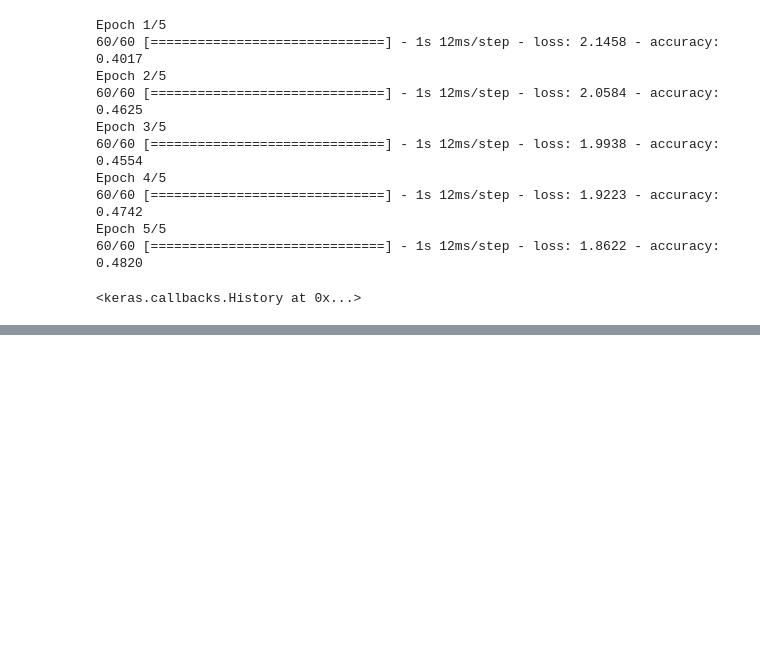
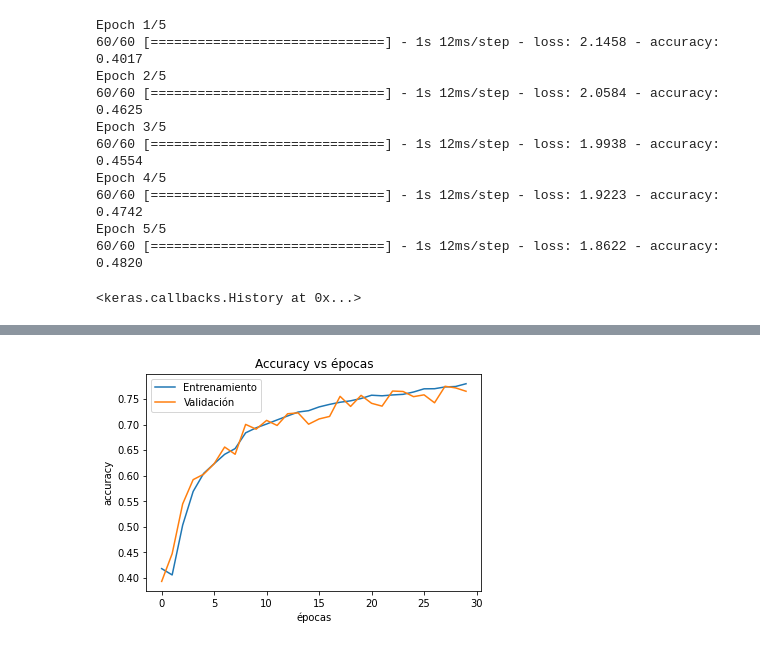
Before and after one commit to estebanvz/alura, a Jupyter notebook: Clase04.ipynb, the cells around one changed output, grey strips where cells are left out. Saved outputs shown, nothing was run; the diff lists cells and outputs as text; code cells hidden in the pictures; blank space fills up the shorter version.

```diff
--- a/Clase04.ipynb
+++ b/Clase04.ipynb
@@ -138,0 +141,15 @@ Epoch 5/5
+# %%
+dl =  keras.Sequential([
+  keras.layers.Reshape( (28*28,), input_shape=(28,28,)   ),
+  keras.layers.Dense(24, activation="relu"),
+  keras.layers.Dense(10, activation="softmax"),
+])
+dl.compile( loss="sparse_categorical_crossentropy", metrics="accuracy" )
+# %%
+logs = dl.fit(
+    imagenes_entrenamiento,
+    etiquetas_entrenamiento,
+    epochs=30,
+    batch_size=1000,
+    validation_split=0.3
+    )
@@ -138,0 +174,12 @@ Epoch 5/5
+# %%
+def metrics_graph(logs):
+  plt.plot( logs.history['accuracy'] )
+  plt.plot( logs.history['val_accuracy'] )
+  plt.title("Accuracy vs épocas")
+  plt.xlabel("épocas")
+  plt.ylabel("accuracy")
+  plt.legend(['Entrenamiento',"Validación"])
+  plt.draw()
+metrics_graph(logs)
+# %% [output]
+[figure, added]
```
Also changed, not shown: parts of 3 cells of this notebook.
